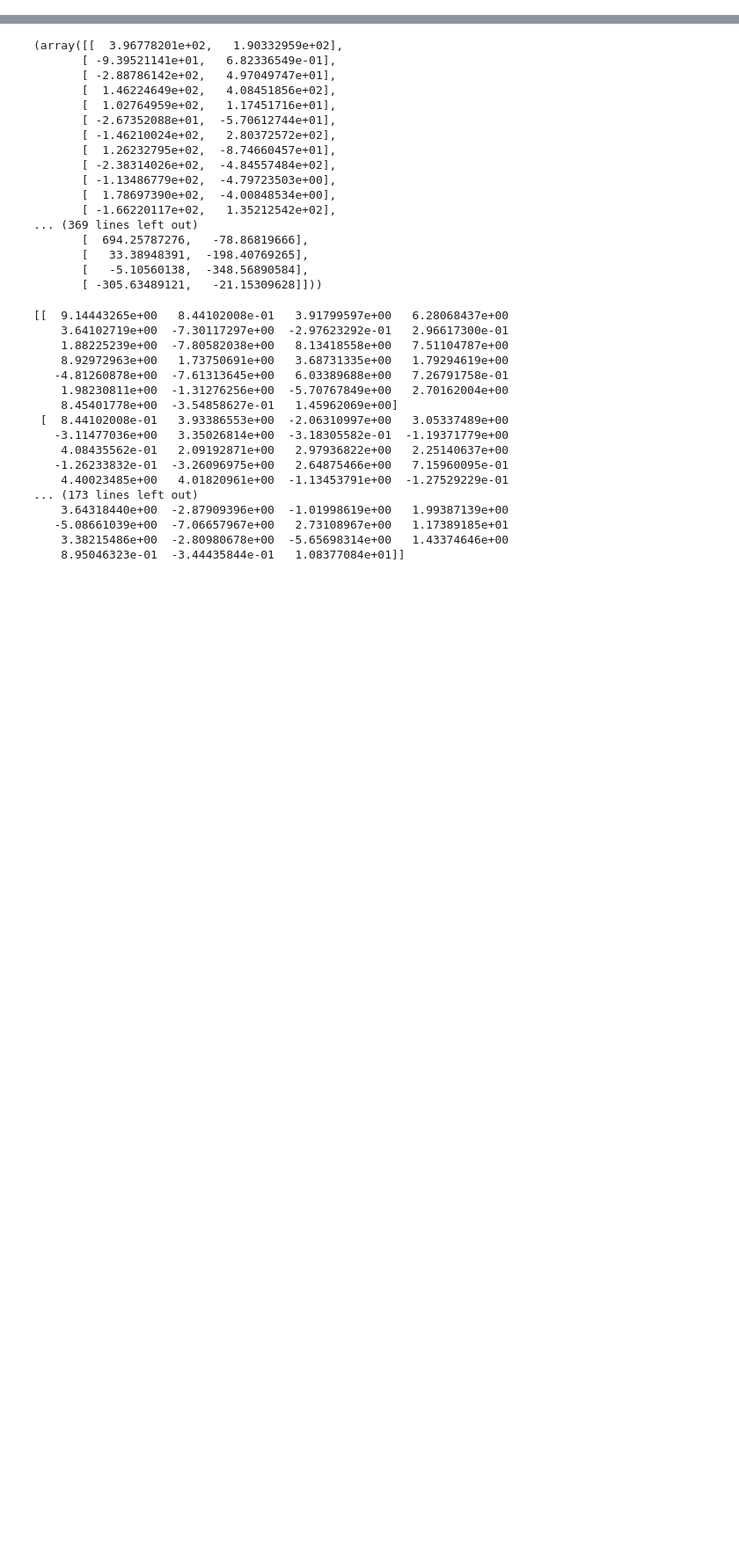
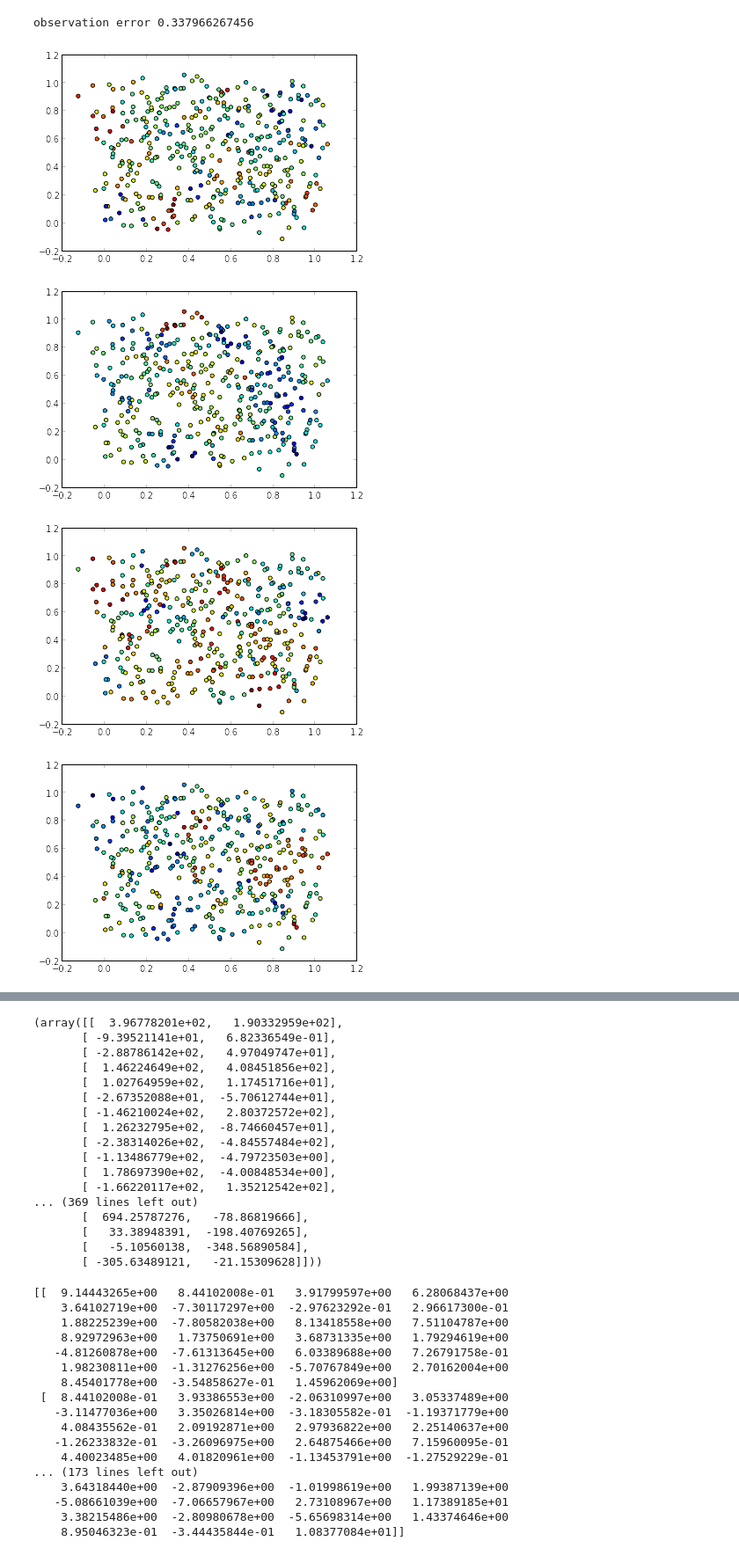
Before and after one commit to davmre/sigvisa, a Jupyter notebook: notebooks/gplvm_local_multigps.ipynb, the cells around one changed output, grey strips where cells are left out. Shown at 88% size. Saved outputs shown, nothing was run; the diff lists cells and outputs as text; code cells hidden in the pictures; blank space fills up the shorter version.

```diff
--- a/notebooks/gplvm_local_multigps.ipynb
+++ b/notebooks/gplvm_local_multigps.ipynb
@@ -8,9 +8,9 @@ import scipy.optimize
 import time
 # %%
 noise_var=0.01
-X, Y, cov = sample_synthetic(n=4000, noise_var=noise_var, yd=10)
+X, Y, cov = sample_synthetic(n=400, noise_var=noise_var, yd=10)
 # %%
-pts = np.linspace(0, 1, 15)[1::2]
+pts = np.linspace(0, 1, 9)[1::2]
 centers = [np.array((xx, yy)) for xx in pts for yy in pts]
 
 b = Blocker(centers)
@@ -23,0 +25,27 @@ mbcmk = MultiSharedBCM(SX, Y=YY, block_boundaries=block_boundaries, cov=cov,
+# %%
+obs_std = 0.05
+X_obs = SX + np.random.randn(*X.shape)*obs_std
+
+def x_prior(xx):
+    flatobs = X_obs.flatten()
+    ll = np.sum([scipy.stats.norm(flatobs[i], scale=obs_std).logpdf(xx[i]) for i in range(len(xx))])
+    lderiv = np.array([-(xx[i]-flatobs[i])/(obs_std**2) for i in range(len(xx))]).flatten()
+    return ll, lderiv
+
+def mean_abs_err(x):
+    return np.mean(np.abs(x - X.flatten()))
+
+def vis(X, y):
+    for i in range(y.shape[1]):
+        figure()
+        scatter(X[:, 0], X[:, 1], c=y[:,i], cmap="jet")
+
+print "observation error", mean_abs_err(X_obs.flatten())
+
+vis(X_obs, SY)
+# %% [output]
+observation error 0.337966267456
+[figure, added]
+[figure, added]
+[figure, added]
+[figure, added]
```
Also changed, not shown: parts of 7 cells of this notebook, 1 other file.
